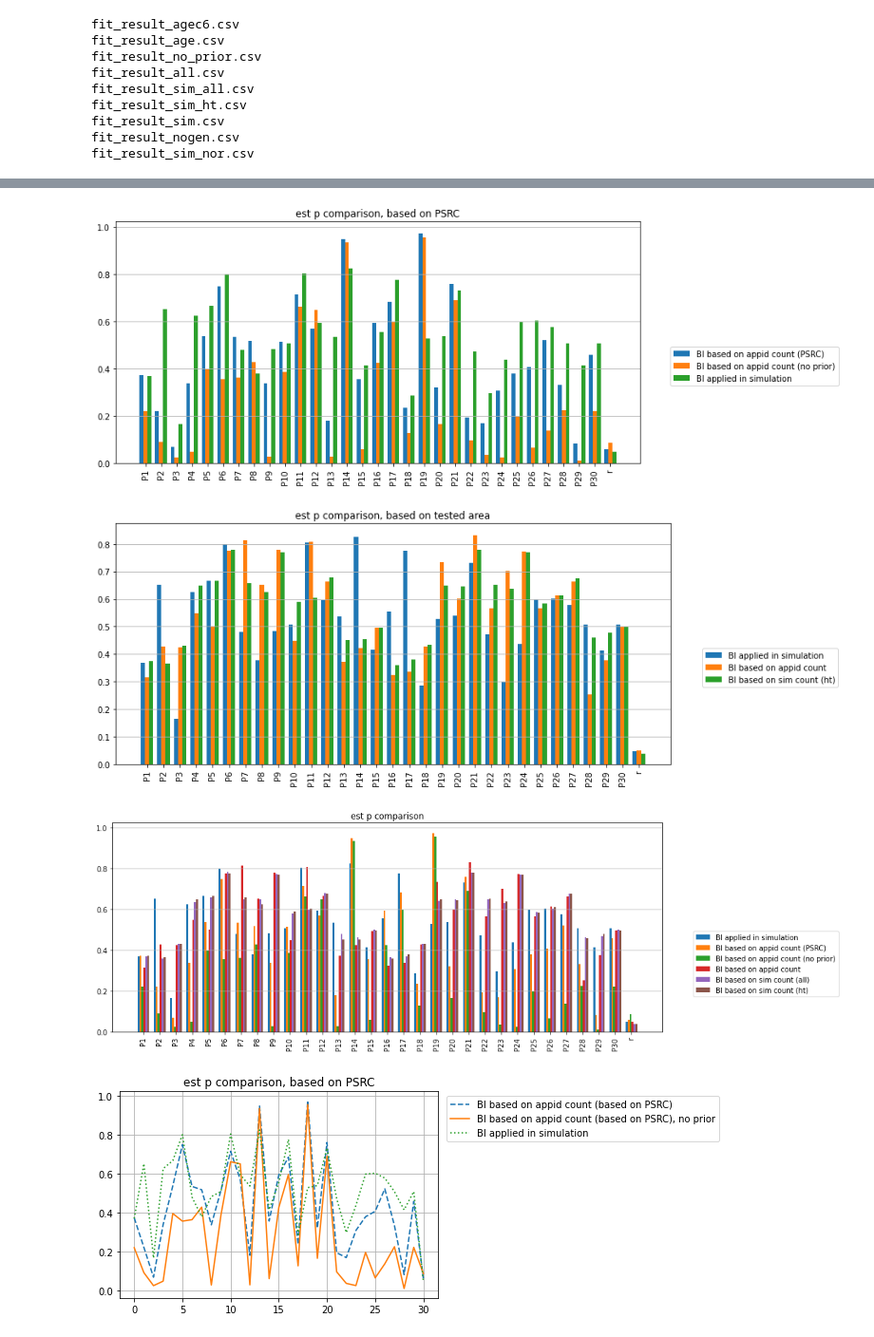
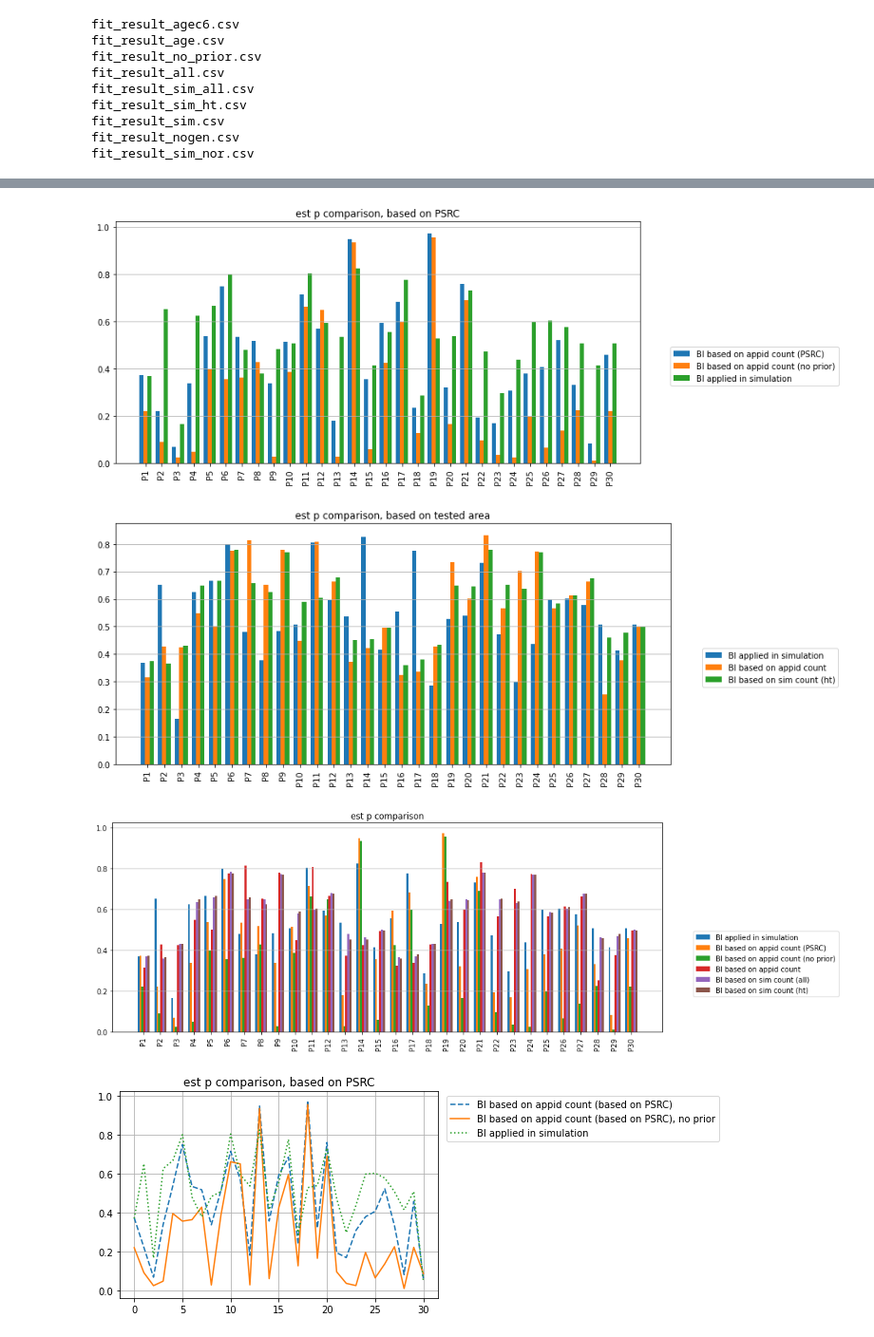
Before and after one commit to Yiran6/app_baseddata_processing, a Jupyter notebook: dgp_stage_1_test_data_processing.ipynb, the cells around one changed output, grey strips where cells are left out. Shown at 95% size. Saved outputs shown, nothing was run; the diff lists cells and outputs as text; code cells hidden in the pictures.

```diff
--- a/dgp_stage_1_test_data_processing.ipynb
+++ b/dgp_stage_1_test_data_processing.ipynb
@@ -319,16 +299,16 @@ list(para_lst)
 # %%
-labels = para_lst
+labels = para_lst[:-1]
 x = np.arange(len(labels))
 
 width = 0.25
 # %%
 plt.figure(1, figsize=(13, 5))
 
-plt.bar(x - width, param_all['mean'].values, width,
+plt.bar(x - width, param_all['mean'].values[:-1], width,
         label='BI based on appid count (PSRC)')
-plt.bar(x, param_no_prior['mean'].values, width,
+plt.bar(x, param_no_prior['mean'].values[:-1], width,
         label='BI based on appid count (no prior)')
-plt.bar(x + width, param_applied['mean'].values, width,
+plt.bar(x + width, param_applied['mean'].values[:-1], width,
         label='BI applied in simulation')
 
 plt.xticks(x, labels, rotation=90)
@@ -338,41 +318,41 @@ plt.grid(axis='y')
 
 plt.tight_layout()
 # %% [output]
-[figure, old version]
+[figure, new version]
 # %%
 plt.figure(2, figsize=(13, 5))
 
-plt.bar(x - width, param_applied['mean'].values, width,
+plt.bar(x - width, param_applied['mean'].values[:-1], width,
         label='BI applied in simulation')
-plt.bar(x, param_sim['mean'].values, width,
+plt.bar(x, param_sim['mean'].values[:-1], width,
         label='BI based on appid count')
-plt.bar(x + width, param_sim_ht['mean'].values, width,
+plt.bar(x + width, param_sim_ht['mean'].values[:-1], width,
         label='BI based on sim count (ht)')
 
 plt.xticks(x, labels, rotation=90)
 plt.title('est p comparison, based on tested area')
 plt.legend(bbox_to_anchor=(1.05, 0.5))
 plt.grid(axis='y')
 
 plt.tight_layout()
 # %% [output]
-[figure, old version]
+[figure, new version]
 # %%
 width = 0.12
 
 plt.figure(3, figsize=(15, 5))
 
-plt.bar(x - 2.5*width, param_applied['mean'].values, width,
+plt.bar(x - 2.5*width, param_applied['mean'].values[:-1], width,
         label='BI applied in simulation')
-plt.bar(x - 1.5*width, param_all['mean'].values, width,
+plt.bar(x - 1.5*width, param_all['mean'].values[:-1], width,
         label='BI based on appid count (PSRC)')
-plt.bar(x - 0.5*width, param_no_prior['mean'].values, width,
+plt.bar(x - 0.5*width, param_no_prior['mean'].values[:-1], width,
         label='BI based on appid count (no prior)')
-plt.bar(x + 0.5*width, param_sim['mean'].values, width,
+plt.bar(x + 0.5*width, param_sim['mean'].values[:-1], width,
         label='BI based on appid count')
-plt.bar(x + 1.5*width, param_sim_all['mean'].values, width,
+plt.bar(x + 1.5*width, param_sim_all['mean'].values[:-1], width,
         label='BI based on sim count (all)')
-plt.bar(x + 2.5*width, param_sim_ht['mean'].values, width,
+plt.bar(x + 2.5*width, param_sim_ht['mean'].values[:-1], width,
         label='BI based on sim count (ht)')
 
 plt.xticks(x, labels, rotation=90)
@@ -382,7 +362,7 @@ plt.grid(axis='y')
 
 plt.tight_layout()
 # %% [output]
-[figure, old version]
+[figure, new version]
 # %%
 plt.figure(1)
 plt.plot(param_all['mean'].values, '--', label='BI based on appid count (based on PSRC)')
```
Also changed, not shown: parts of 1 cell of this notebook.
